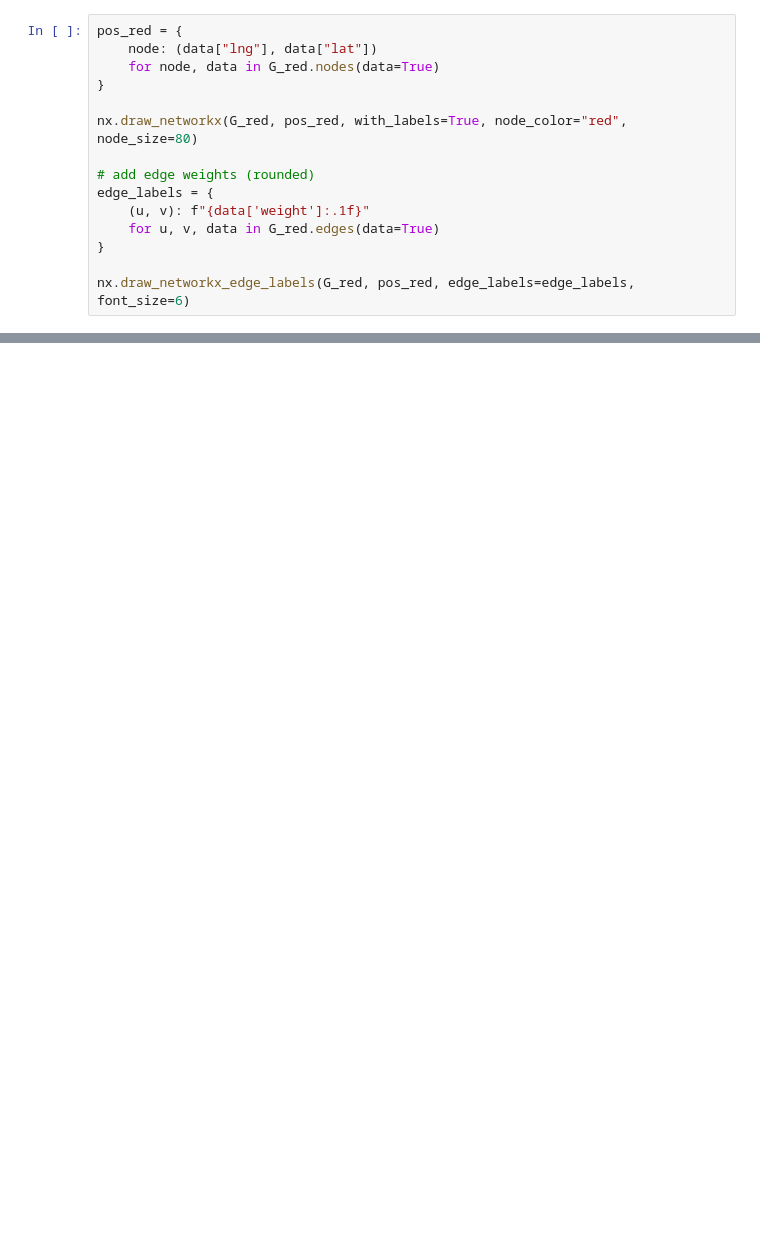
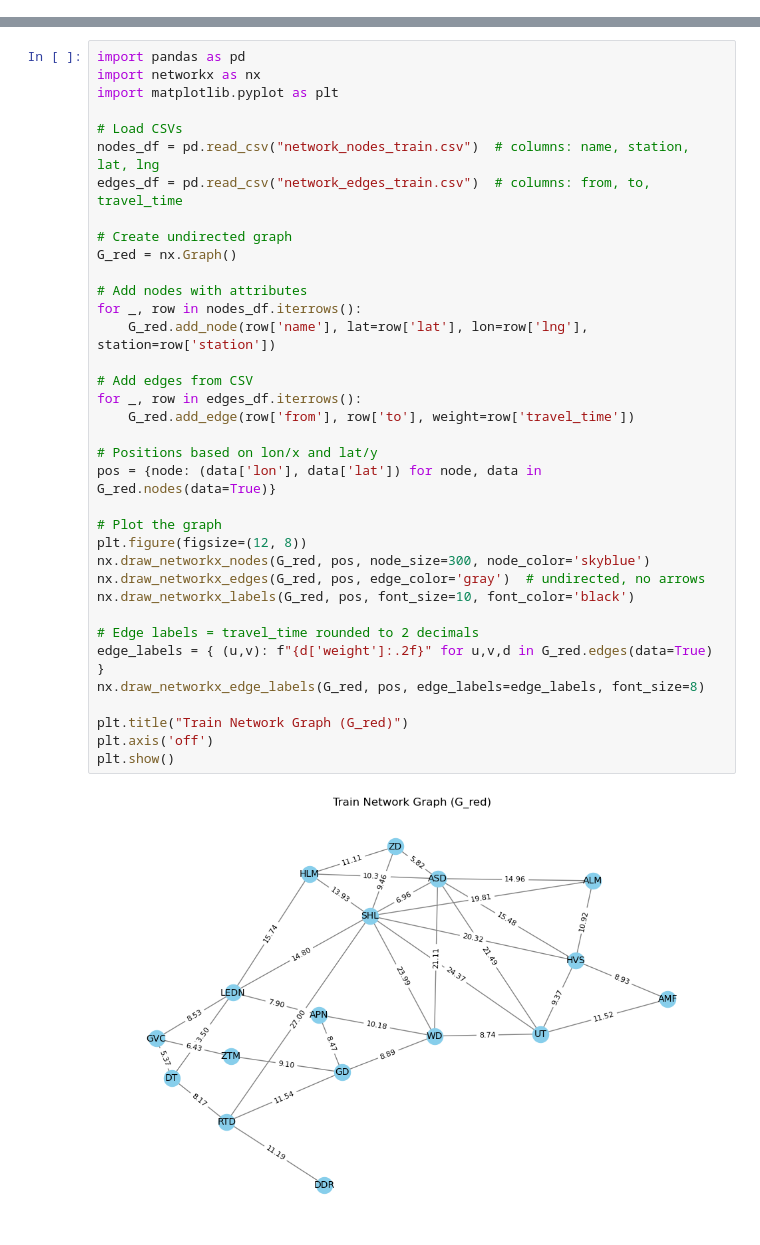
Before and after one commit to EVO5055/SEN124A-Project, a Jupyter notebook: Network.ipynb, the cells around one changed output, grey strips where cells are left out. Saved outputs shown, nothing was run; the diff lists cells and outputs as text; blank space fills up the shorter version.

Commit message:
Network fix

```diff
--- a/Network.ipynb
+++ b/Network.ipynb
@@ -301,15 +9,0 @@ print(G_red.nodes(data=True))
-# %%
-pos_red = {
-    node: (data["lng"], data["lat"])
-    for node, data in G_red.nodes(data=True)
-}
-
-nx.draw_networkx(G_red, pos_red, with_labels=True, node_color="red", node_size=80)
-
-# add edge weights (rounded)
-edge_labels = {
-    (u, v): f"{data['weight']:.1f}"
-    for u, v, data in G_red.edges(data=True)
-}
-
-nx.draw_networkx_edge_labels(G_red, pos_red, edge_labels=edge_labels, font_size=6)
@@ -380,3 +10,41 @@ ProjError: x, y, z, and time must be same size
+# %%
+import pandas as pd
+import networkx as nx
+import matplotlib.pyplot as plt
+
+# Load CSVs
+nodes_df = pd.read_csv("network_nodes_train.csv")  # columns: name, station, lat, lng
+edges_df = pd.read_csv("network_edges_train.csv")  # columns: from, to, travel_time
+
+# Create undirected graph
+G_red = nx.Graph()
+
+# Add nodes with attributes
+for _, row in nodes_df.iterrows():
+    G_red.add_node(row['name'], lat=row['lat'], lon=row['lng'], station=row['station'])
+
+# Add edges from CSV
+for _, row in edges_df.iterrows():
+    G_red.add_edge(row['from'], row['to'], weight=row['travel_time'])
+
+# Positions based on lon/x and lat/y
+pos = {node: (data['lon'], data['lat']) for node, data in G_red.nodes(data=True)}
+
+# Plot the graph
+plt.figure(figsize=(12, 8))
+nx.draw_networkx_nodes(G_red, pos, node_size=300, node_color='skyblue')
+nx.draw_networkx_edges(G_red, pos, edge_color='gray')  # undirected, no arrows
+nx.draw_networkx_labels(G_red, pos, font_size=10, font_color='black')
+
+# Edge labels = travel_time rounded to 2 decimals
+edge_labels = { (u,v): f"{d['weight']:.2f}" for u,v,d in G_red.edges(data=True) }
+nx.draw_networkx_edge_labels(G_red, pos, edge_labels=edge_labels, font_size=8)
+
+plt.title("Train Network Graph (G_red)")
+plt.axis('off')
+plt.show()
+# %% [output]
+[figure, added]
 # %%
 # =============================================================
 # Network Metrics Table
```
Also changed, not shown: parts of 19 cells of this notebook, 8 other files.
